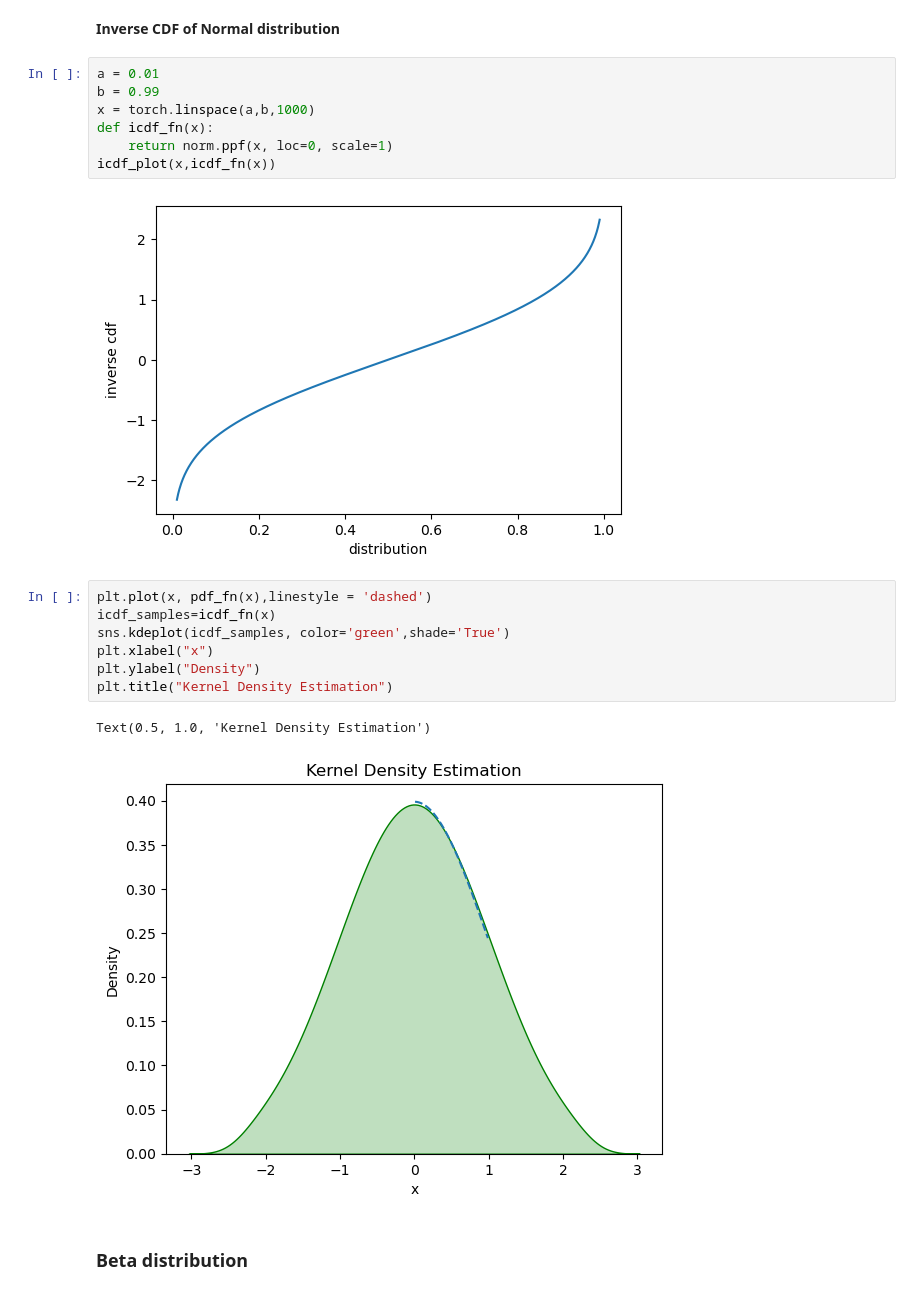
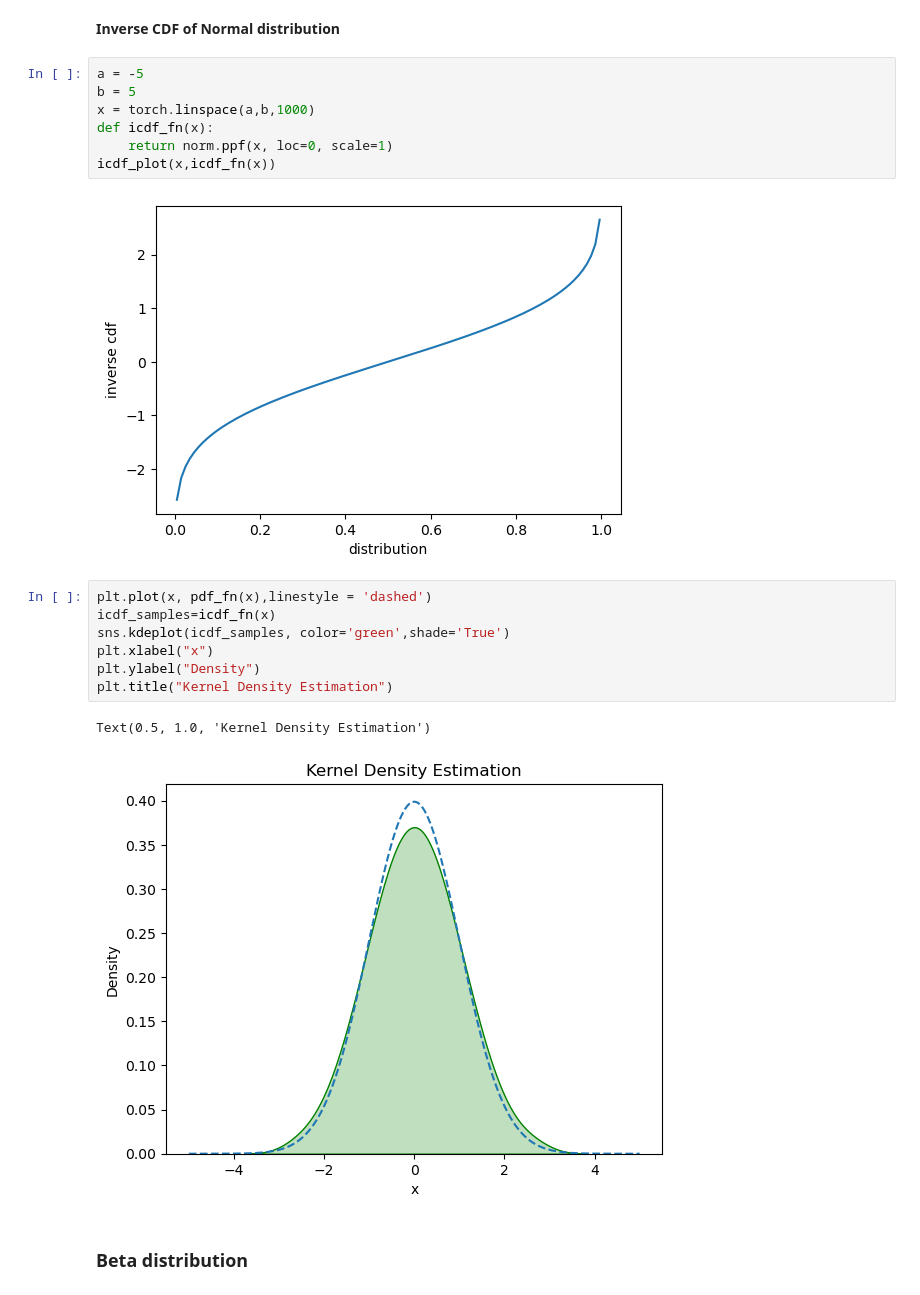
Before and after one commit to rishabh-mondal/blog, a Jupyter notebook: Sampling_distributions.ipynb, the cells around one changed output. Cells and saved outputs as stored; diff of their text form.

```diff
--- a/Sampling_distributions.ipynb
+++ b/Sampling_distributions.ipynb
@@ -272,14 +272,14 @@ cdf_plot(x,cdf_fn(x))
 # %% [markdown]
 ****Inverse CDF of Normal distribution****
 # %%
-a = 0.01
-b = 0.99
+a = -5
+b = 5
 x = torch.linspace(a,b,1000)
 def icdf_fn(x):
     return norm.ppf(x, loc=0, scale=1)
 icdf_plot(x,icdf_fn(x))
 # %% [output]
-[figure, old version]
+[figure, new version]
 # %%
 plt.plot(x, pdf_fn(x),linestyle = 'dashed')
 icdf_samples=icdf_fn(x)
@@ -289,7 +289,7 @@ plt.ylabel("Density")
 plt.title("Kernel Density Estimation")
 # %% [output]
 Text(0.5, 1.0, 'Kernel Density Estimation')
-[figure, old version]
+[figure, new version]
 # %% [markdown]
 ### Beta distribution
 # %% [markdown]
```
Also changed, not shown: parts of 4 cells of this notebook, 2 other files.
